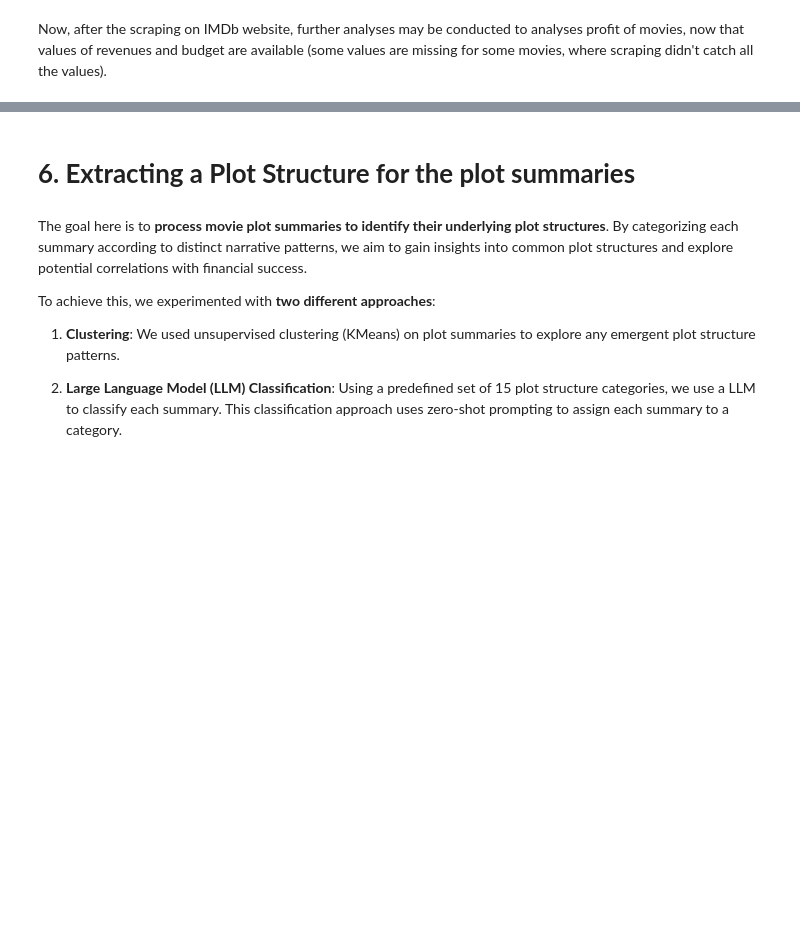
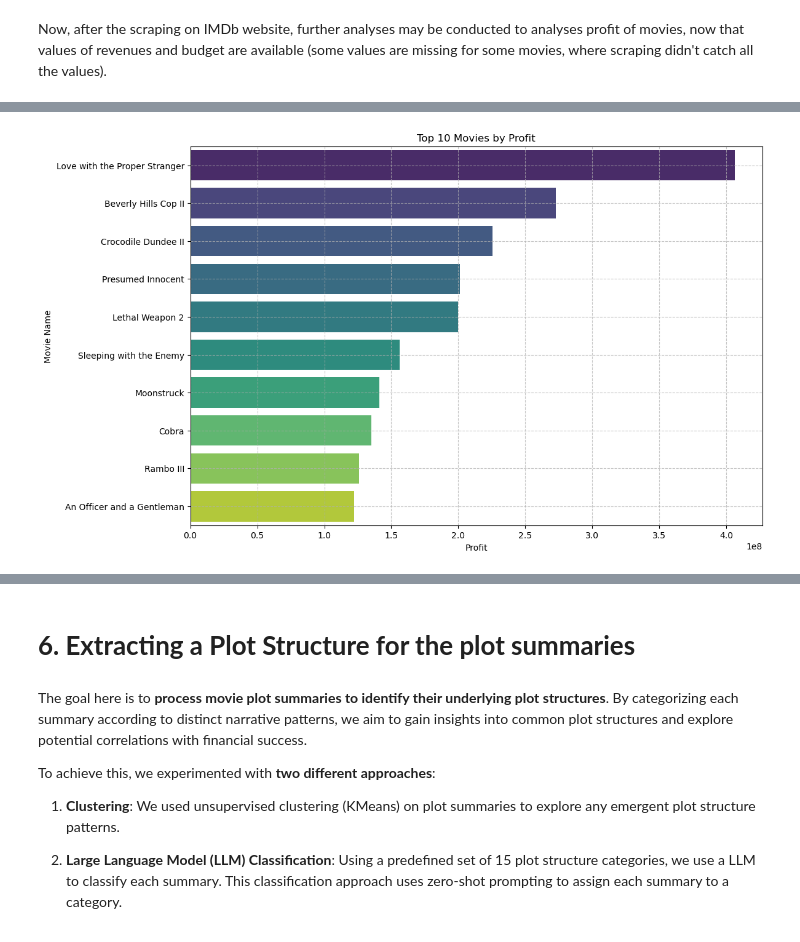
Before and after one commit to arthurEpfl/CMU_MovieCorpus_Data_Analysis, a Jupyter notebook: results.ipynb, the cells around one changed output, grey strips where cells are left out. Drawn from its saved outputs; the diff is of its cells as text; code cells hidden in the pictures; blank space fills up the shorter version.

```diff
--- a/results.ipynb
+++ b/results.ipynb
@@ -828,0 +881,10 @@ print(len(movies.profit))
+# %%
+# Descriptive statistics
+# Top 10 most profitable movies by profit
+top_10_profit = merged_movies_scraped_budget.nlargest(10, 'profit')
+
+# Top 10 most profitable movies by profitability ratio
+top_10_profitability_ratio = merged_movies_scraped_budget.nlargest(10, 'profitability_ratio')
+
+print("\nTop 10 Movies by Profit:\n", top_10_profit[['movie_name', 'profit']])
+print("\nTop 10 Movies by Profitability Ratio:\n", top_10_profitability_ratio[['movie_name', 'profitability_ratio']])
@@ -828,0 +954,10 @@ print(len(movies.profit))
+# %%
+plt.figure(figsize=(12, 8))
+sns.barplot(x='profit', y='movie_name', data=top_10_profit, palette='viridis')
+plt.title('Top 10 Movies by Profit')
+plt.xlabel('Profit')
+plt.ylabel('Movie Name')
+plt.grid(True, linestyle='--', alpha=0.7)
+plt.show()
+# %% [output]
+[figure, added]
```
Also changed, not shown: parts of 75 cells of this notebook, 3 other files.
